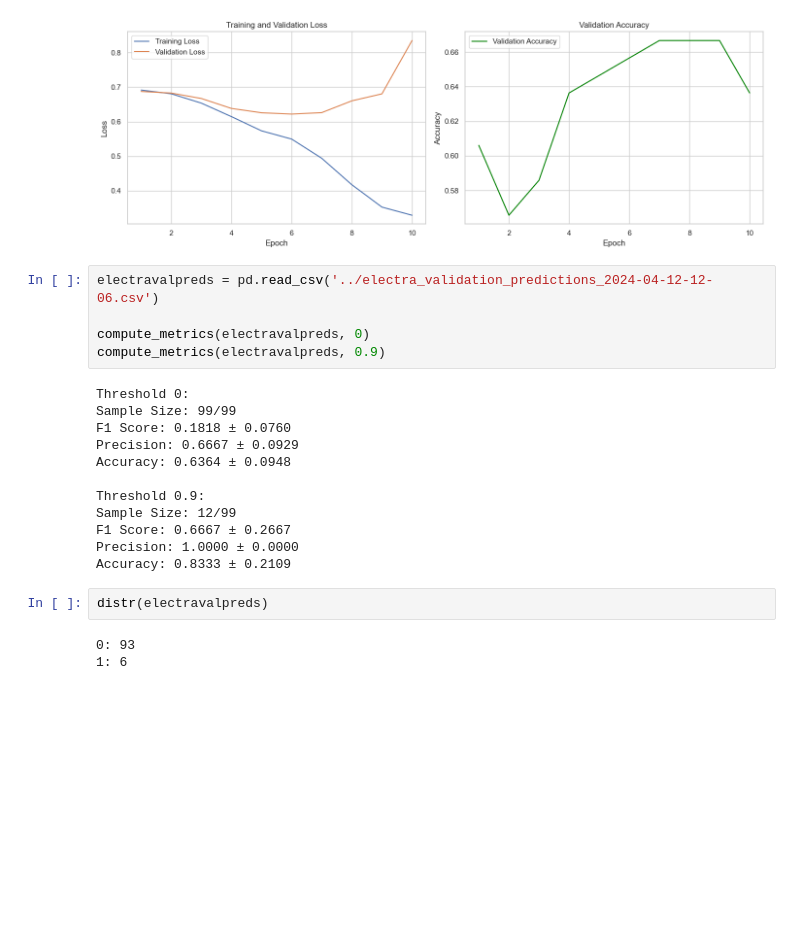
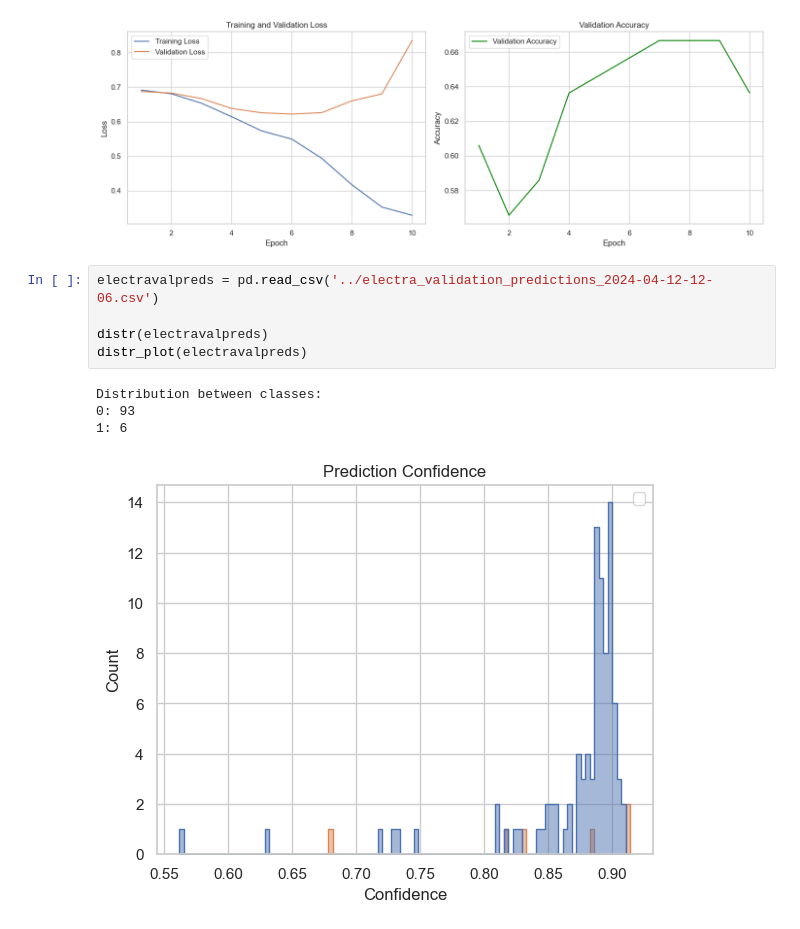
Before and after one commit to goouthy/misinfo-eng-est, a Jupyter notebook: pipeline/classification/cls-comparison.ipynb, the cells around one changed output. Saved outputs shown, nothing was run; the diff lists cells and outputs as text; blank space fills up the shorter version.

```diff
--- a/pipeline/classification/cls-comparison.ipynb
+++ b/pipeline/classification/cls-comparison.ipynb
@@ -47,22 +49,10 @@ stats_plot(electrastats)
 # %%
 electravalpreds = pd.read_csv('../electra_validation_predictions_2024-04-12-12-06.csv')
 
-compute_metrics(electravalpreds, 0)
-compute_metrics(electravalpreds, 0.9)
+distr(electravalpreds)
+distr_plot(electravalpreds)
 # %% [output]
-Threshold 0:
-Sample Size: 99/99
-F1 Score: 0.1818 ± 0.0760
-Precision: 0.6667 ± 0.0929
-Accuracy: 0.6364 ± 0.0948
-
-Threshold 0.9:
-Sample Size: 12/99
-F1 Score: 0.6667 ± 0.2667
-Precision: 1.0000 ± 0.0000
-Accuracy: 0.8333 ± 0.2109
+Distribution between classes:
+0: 93
+1: 6
+[figure, added]
-# %%
-distr(electravalpreds)
-# %% [output]
-0: 93
-1: 6
```
Also changed, not shown: parts of 5 cells of this notebook, 2 other files.
